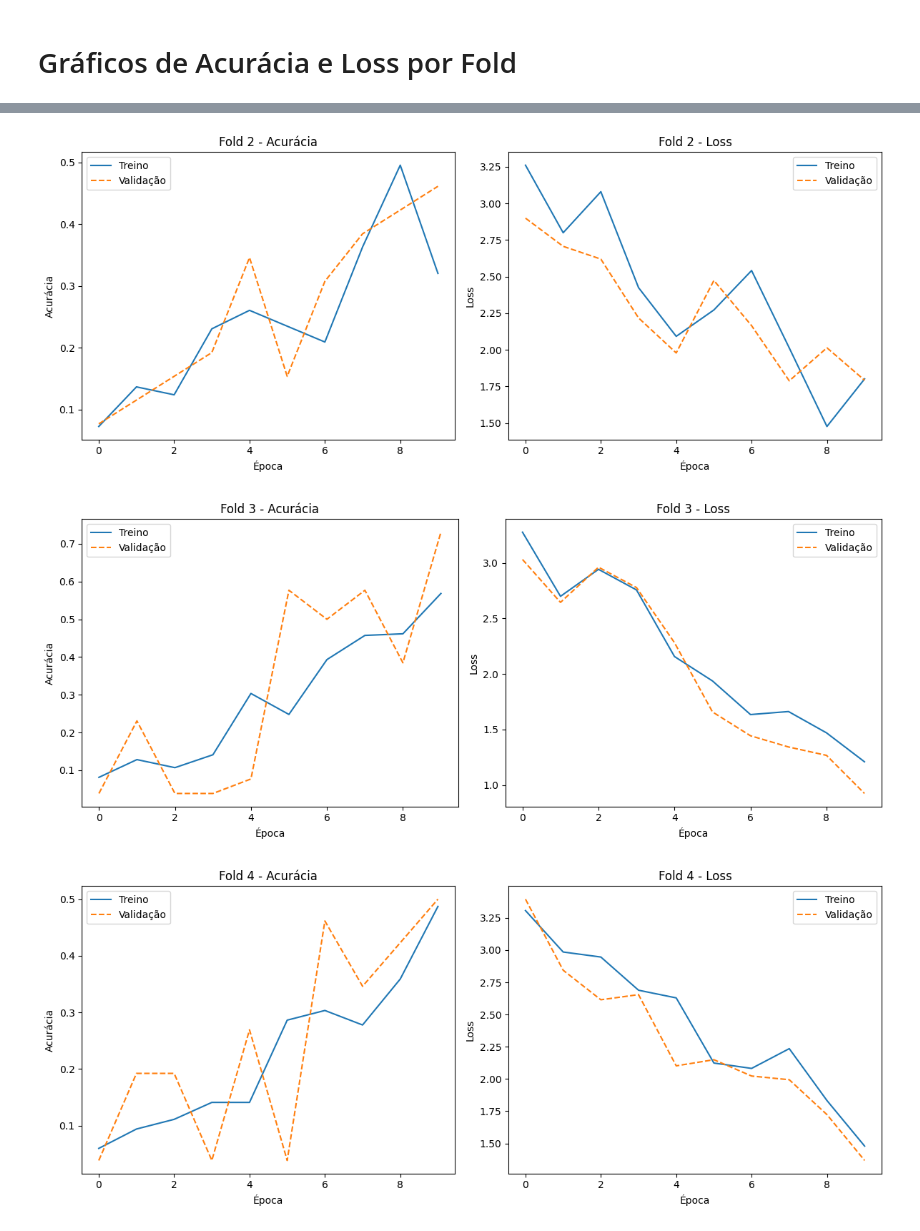
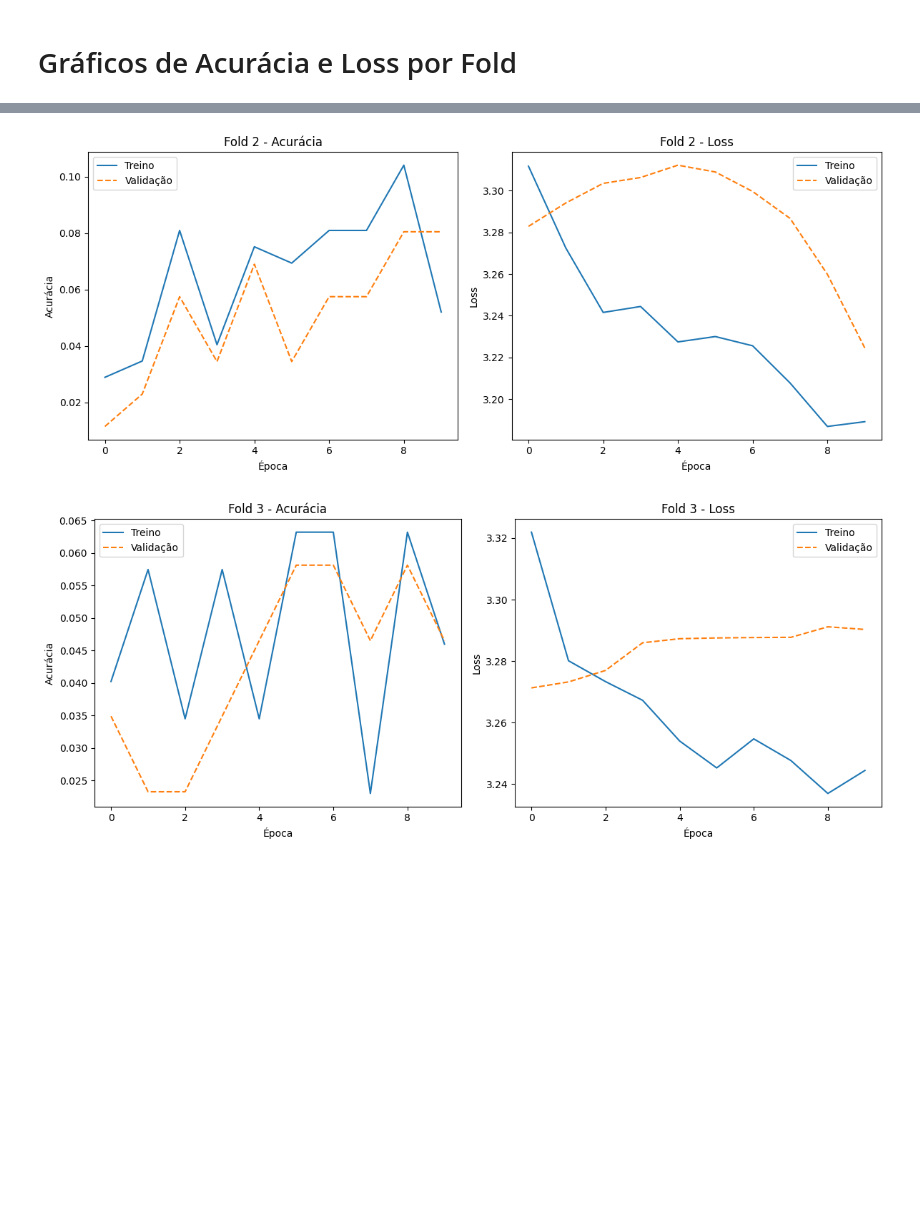
Before and after one commit to victorlisboa/TCC, a Jupyter notebook: lstm_kfold.ipynb, the cells around one changed output, grey strips where cells are left out. Drawn from its saved outputs; the diff is of its cells as text; code cells hidden in the pictures; blank space fills up the shorter version.

Commit message:
atualiza lstm_kfold com features

```diff
--- a/lstm_kfold.ipynb
+++ b/lstm_kfold.ipynb
@@ -47,7 +47,7 @@ def save_history(history, timestamp):
 # %% [markdown]
  # Preparando dados
 # %%
-csv_files = glob.glob('/mnt/d/dados_surdos/CSVs/dados_pessoa2_*.csv')
+csv_files = glob.glob('/mnt/d/dados_surdos/CSVs/*.csv')
 
 dfs = []
 for csv_file in csv_files:
@@ -89,7 +89,7 @@ for (word, rep), group in grouped:
  # KFold Cross Validation
 # %%
 max_len = max(len(seq) for seq in X_raw)
-N_SPLITS = 10
+N_SPLITS = 3
 
 kf = KFold(n_splits=N_SPLITS, shuffle=True, random_state=seed)
 all_fold_accuracies = []
@@ -115,7 +115,7 @@ for fold, (train_index, val_index) in enumerate(kf.split(X_raw), 1):
 
     model = Sequential()
     model.add(Masking(mask_value=0.0, input_shape=(max_len, 63)))
-    model.add(LSTM(1024))
+    model.add(LSTM(16))
     model.add(Dropout(0.3))
     model.add(Dense(num_classes, activation='softmax'))
 
@@ -213,7 +213,18 @@ Epoch 10/10
 # %%
-print("\n========== RESULTADOS FINAIS ==========")
+resultados = []
+resultados.append("\n========== RESULTADOS FINAIS ==========")
 for i, (acc, loss) in enumerate(zip(all_fold_accuracies, all_fold_losses), 1):
-    print(f"Fold {i}: Accuracy = {acc:.4f}, Loss = {loss:.4f}")
-print(f"Média de acurácia: {np.mean(all_fold_accuracies):.4f}")
+    resultados.append(f"Fold {i}: Accuracy = {acc:.4f}, Loss = {loss:.4f}")
+media = f"Média de acurácia: {np.mean(all_fold_accuracies):.4f}"
+resultados.append(media)
+
+# printa no terminal
+for linha in resultados:
+    print(linha)
+
+# escreve no arquivo
+with open('results.txt', 'w') as f:
+    for linha in resultados:
+        print(linha, file=f)
 # %% [output]
 ========== RESULTADOS FINAIS ==========
@@ -253,5 +257,9 @@ for i, history in enumerate(histories, 1):
     plt.legend()
 
     plt.tight_layout()
+
+    fig_file_path = f"training_history/img/{timestamp}.png"
+    #plt.savefig(fig_file_path) # se quiser salvar a imagem, descomentar a linha
+
     plt.show()
 # %% [output]
@@ -259,3 +267,2 @@ for i, history in enumerate(histories, 1):
-[figure, old version]
+[figure, new version]
-[figure, old version]
+[figure, new version]
-[figure, removed]
```
Also changed, not shown: parts of 5 cells of this notebook, 2 other files.
